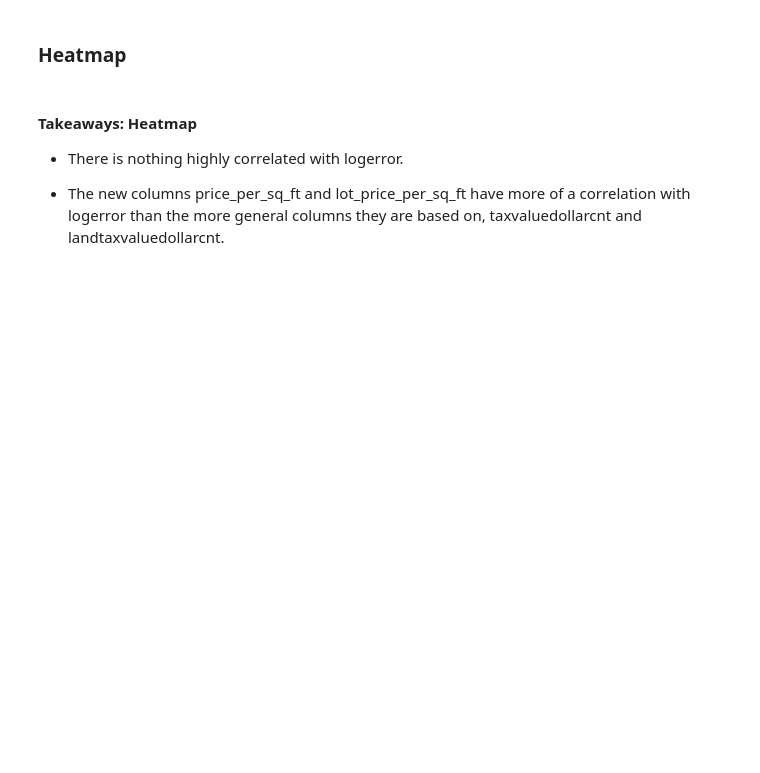
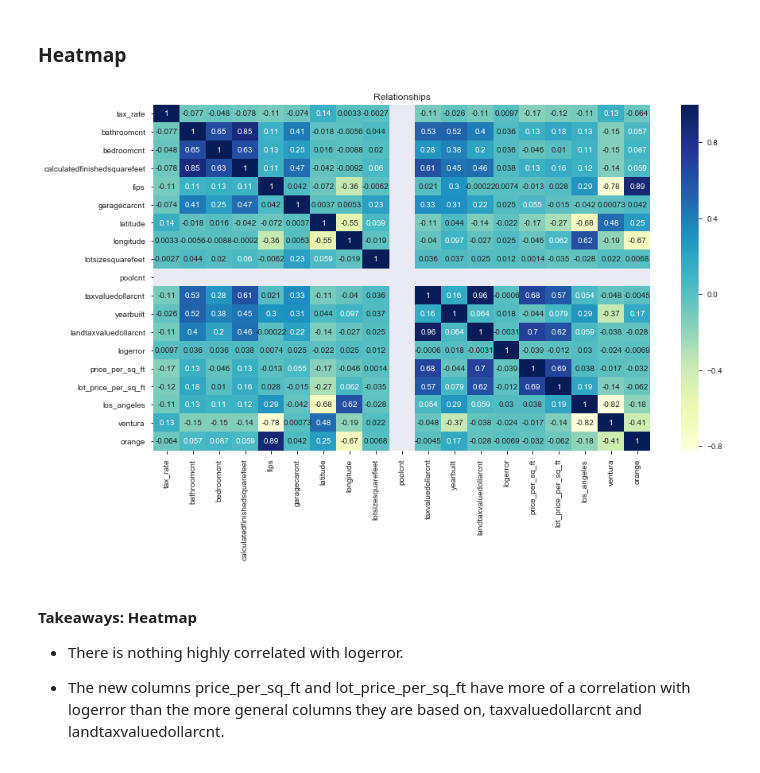
Before and after one commit to FJ-Zillow-Org/Zillow, a Jupyter notebook: deliverable2.ipynb, the cells around one changed output. Cells and saved outputs as stored; diff of their text form; code cells hidden in the pictures; blank space fills up the shorter version.

```diff
--- a/deliverable2.ipynb
+++ b/deliverable2.ipynb
@@ -493,10 +533,12 @@ plt.show()
 # heatmap_df = train.drop(columns=['los_angeles', 'orange', 'ventura', 'fips'])
 # %%
 plt.figure(figsize=(14,8))
-sns.heatmap(train.corr(), annot=True, cmap="YlGnBu")
+sns.heatmap(train_cluster_fips.corr(), annot=True, cmap="YlGnBu")
 
 plt.title('Relationships')
 plt.show()
+# %% [output]
+[figure, added]
 # %% [markdown]
 #### Takeaways: Heatmap
 
```
Also changed, not shown: parts of 47 cells of this notebook.
